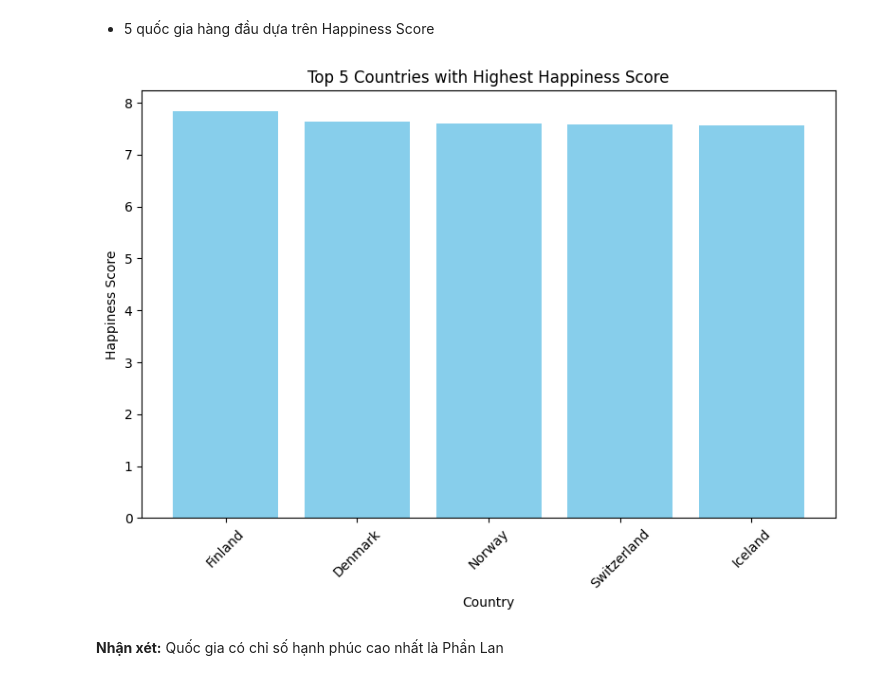
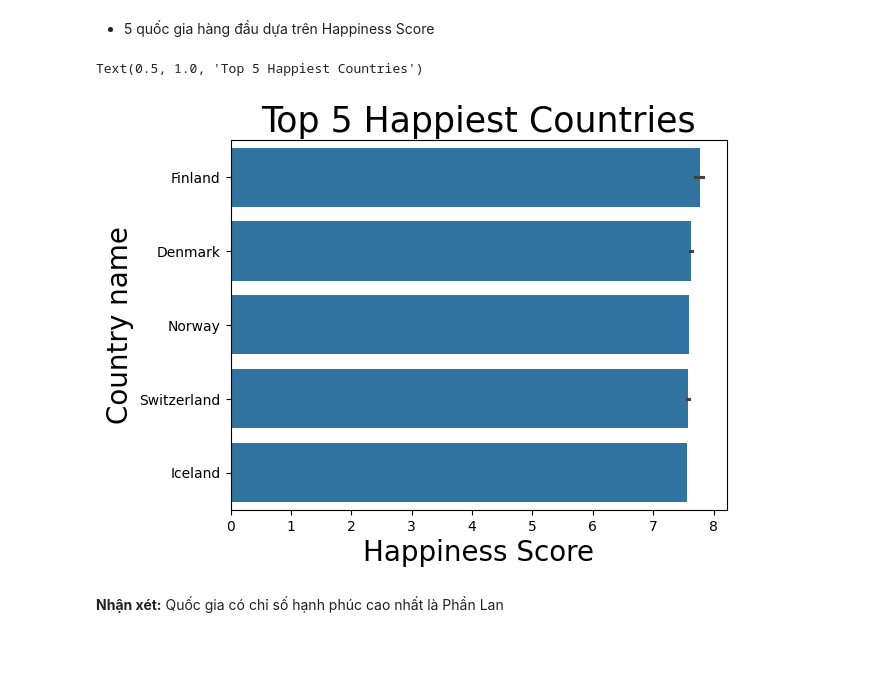
Before and after one commit to NgTrDung/DataMining_For_HappinessReport, a Jupyter notebook: Happiness_Report.ipynb, the cells around one changed output. Cells and saved outputs as stored; diff of their text form; code cells hidden in the pictures; blank space fills up the shorter version.

```diff
--- a/Happiness_Report.ipynb
+++ b/Happiness_Report.ipynb
@@ -466,21 +475,15 @@ df_cleaned.describe().T
 ## 3.4. Trực quan hóa dữ liệu
 # %% [markdown]
 - 5 quốc gia hàng đầu dựa trên Happiness Score
-# %%
-# Sắp xếp DataFrame theo cột Happiness Score và lấy Top 5 quốc gia
-top_5_countries = df_cleaned.nlargest(15, 'Happiness Score')
-
-# Vẽ biểu đồ cột cho top 5 quốc gia
-plt.figure(figsize=(8, 6))
-plt.bar(top_5_countries['Country'], top_5_countries['Happiness Score'], color='skyblue')
-plt.title('Top 5 Countries with Highest Happiness Score')
-plt.xlabel('Country')
-plt.ylabel('Happiness Score')
-plt.xticks(rotation=45)
-plt.tight_layout()
-plt.show()
-# %% [output]
-[figure, removed]
+# %%
+top = df_cleaned.sort_values(['Happiness Score'],ascending = 0)[:15]
+ax = sns.barplot(x = 'Happiness Score' , y = 'Country' , data = top)
+ax.set_xlabel('Happiness Score', size = 20)
+ax.set_ylabel('Country name', size = 20)
+ax.set_title("Top 5 Happiest Countries", size = 25)
+# %% [output]
+Text(0.5, 1.0, 'Top 5 Happiest Countries')
+[figure, added]
 # %% [markdown]
 **Nhận xét:** Quốc gia có chỉ số hạnh phúc cao nhất là Phần Lan
 # %% [markdown]
```
Also changed, not shown: parts of 29 cells of this notebook.
